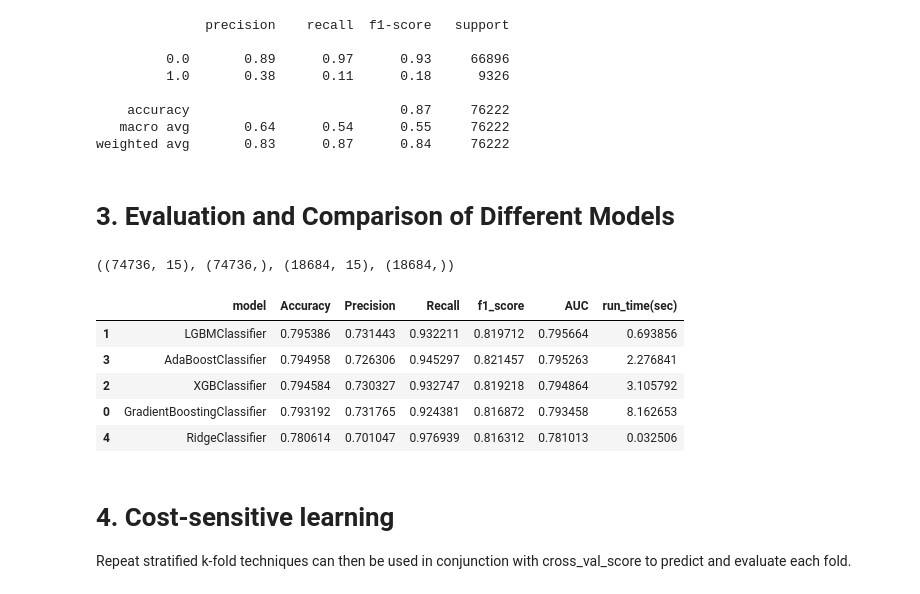
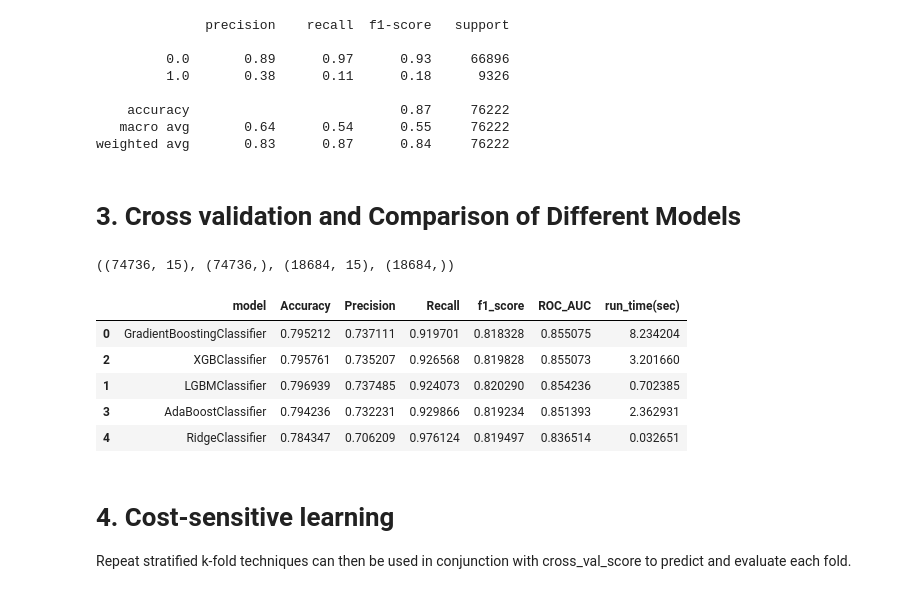
Before and after one commit to DSE2G1/Week2_ML_API, a Jupyter notebook: ML_G1Week2.ipynb, the cells around one changed output. Drawn from its saved outputs; the diff is of its cells as text; code cells hidden in the pictures.

```diff
--- a/ML_G1Week2.ipynb
+++ b/ML_G1Week2.ipynb
@@ -265,7 +265,7 @@ print(metrics.classification_report(Y_test, Y_predict))
    macro avg       0.64      0.54      0.55     76222
 weighted avg       0.83      0.87      0.84     76222
 # %% [markdown]
-# 3. Evaluation and Comparison of Different Models
+# 3. Cross validation and Comparison of Different Models
 # %%
 from imblearn.under_sampling import RandomUnderSampler
 
@@ -287,47 +287,70 @@ X_train.shape, Y_train.shape, X_test.shape, Y_test.shape
 from sklearn.ensemble import GradientBoostingClassifier
 from lightgbm import LGBMClassifier
 from xgboost import XGBClassifier
 from sklearn.ensemble import AdaBoostClassifier
 from sklearn.linear_model import RidgeClassifier
+from sklearn.model_selection import cross_validate
+from sklearn.model_selection import KFold
 
 acc = []
 precision = []
 recall = []
 f1 = []
 AUC = []
 totalTime = []
 model_name = ['GradientBoostingClassifier', 'LGBMClassifier', 'XGBClassifier', 'AdaBoostClassifier', 'RidgeClassifier']
 
 for model in model_name:
 
+
+
     start = time()
     # train model
     model = eval(model)()
     model.fit(X_train, Y_train)
     end = time()
     # Evaluation
     Y_predict = model.predict(X_test)
 
-    #acc.append(metrics.accuracy_score(Y_test, Y_predict))
-    #precision.append(metrics.precision_score(Y_test, Y_predict))
-    #recall.append(metrics.recall_score(Y_test, Y_predict))
-    #f1.append(metrics.f1_score(Y_test, Y_predict))
+    # Evaluate a score by  k-fold cross-validation
 
-    fpr, tpr, thresholds = metrics.roc_curve(Y_test, Y_predict)
-    AUC.append(metrics.auc(fpr, tpr))
+
+    score_set = {'acc': 'accuracy',
+           'precision': 'precision',
+           'recall': 'recall',
+           'f1': 'f1',
+           'roc auc':'roc_auc'
+           }
+    kfold = KFold(n_splits=5, random_state=1)
+    scores_acc = cross_val_score(model, X_train, Y_train, cv=kfold, scoring='accuracy')
+    scores_pre = cross_val_score(model, X_train, Y_train, cv=kfold, scoring='precision')
+    scores_recall = cross_val_score(model, X_train, Y_train, cv=kfold, scoring='recall')
+    scores_f1 = cross_val_score(model, X_train, Y_train, cv=kfold, scoring='f1')
+    scores_roc_auc = cross_val_score(model, X_train, Y_train, cv=kfold, scoring='roc_auc')
+
+
+    acc.append(np.mean(scores_acc))
+    precision.append(np.mean(scores_pre))
+    recall.append(np.mean(scores_recall))
+    f1.append(np.mean(scores_f1))
+    AUC.append(np.mean(scores_roc_auc))
+
+
+    #fpr, tpr, thresholds = metrics.roc_curve(Y_test, Y_predict)
+    #AUC.append(metrics.auc(fpr, tpr))
 
     totalTime.append(end-start)
 
-model_df = pd.DataFrame({'model' : model_name, 'Accuracy' : acc, 'Precision': precision, 'Recall': recall, 'f1_score': f1, 'AUC':AUC,'run_time(sec)' : totalTime})
-model_df.sort_values(by=['AUC'], inplace=True, ascending=False)
+model_df = pd.DataFrame({'model' : model_name, 'Accuracy' : acc, 'Precision': precision, 'Recall': recall, 'f1_score': f1, 'ROC_AUC':AUC,'run_time(sec)' : totalTime})
+model_df.sort_values(by=['ROC_AUC'], inplace=True, ascending=False)
 model_df
 # %% [output]
-|  | model | Accuracy | Precision | Recall | f1_score | AUC | run_time(sec) |
-| 1 | LGBMClassifier | 0.795386 | 0.731443 | 0.932211 | 0.819712 | 0.795664 | 0.693856 |
-| 3 | AdaBoostClassifier | 0.794958 | 0.726306 | 0.945297 | 0.821457 | 0.795263 | 2.276841 |
-| 2 | XGBClassifier | 0.794584 | 0.730327 | 0.932747 | 0.819218 | 0.794864 | 3.105792 |
-| 0 | GradientBoostingClassifier | 0.793192 | 0.731765 | 0.924381 | 0.816872 | 0.793458 | 8.162653 |
-| 4 | RidgeClassifier | 0.780614 | 0.701047 | 0.976939 | 0.816312 | 0.781013 | 0.032506 |
+|  | model | Accuracy | Precision | Recall | f1_score | ROC_AUC | run_time(sec) |
+| 0 | GradientBoostingClassifier | 0.795212 | 0.737111 | 0.919701 | 0.818328 | 0.855075 | 8.234204 |
+| 2 | XGBClassifier | 0.795761 | 0.735207 | 0.926568 | 0.819828 | 0.855073 | 3.201660 |
+| 1 | LGBMClassifier | 0.796939 | 0.737485 | 0.924073 | 0.820290 | 0.854236 | 0.702385 |
+| 3 | AdaBoostClassifier | 0.794236 | 0.732231 | 0.929866 | 0.819234 | 0.851393 | 2.362931 |
+| 4 | RidgeClassifier | 0.784347 | 0.706209 | 0.976124 | 0.819497 | 0.836514 | 0.032651 |
 # %% [markdown]
 # 4. Cost-sensitive learning
 Repeat stratified k-fold techniques can then be used in conjunction with cross_val_score to predict and evaluate each fold.
```
Also changed, not shown: parts of 7 cells of this notebook.
